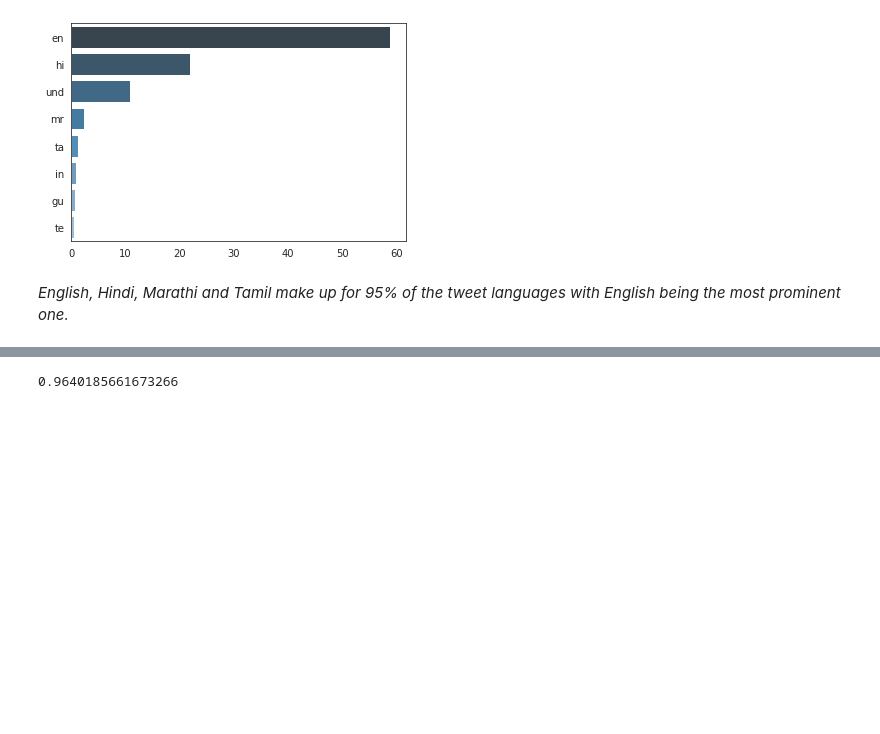
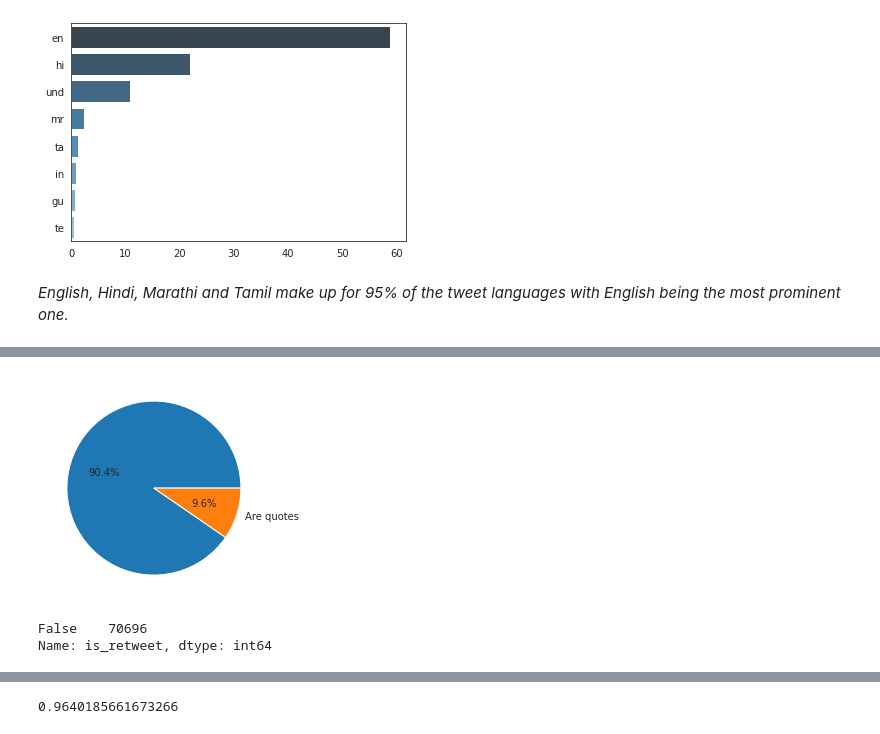
Before and after one commit to ShubhangiSoni1603/Sentimental_analysis_twitter_IN, a Jupyter notebook: Untitled3.ipynb, the cells around one changed output, grey strips where cells are left out. Saved outputs shown, nothing was run; the diff lists cells and outputs as text; code cells hidden in the pictures; blank space fills up the shorter version.

```diff
--- a/Untitled3.ipynb
+++ b/Untitled3.ipynb
@@ -304,0 +372,10 @@ dat[dat["source"] == "Crowdfire App"].iloc[0].text
+# %%
+plt.pie(dat.is_quote.value_counts(),labels = ["","Are quotes"],autopct='%1.1f%%')
+plt.show()
+# %% [output]
+[figure, added]
+# %%
+dat.is_retweet.value_counts() # none of them are retweets
+# %% [output]
+False    70696
+Name: is_retweet, dtype: int64
```
Also changed, not shown: parts of 20 cells of this notebook.
